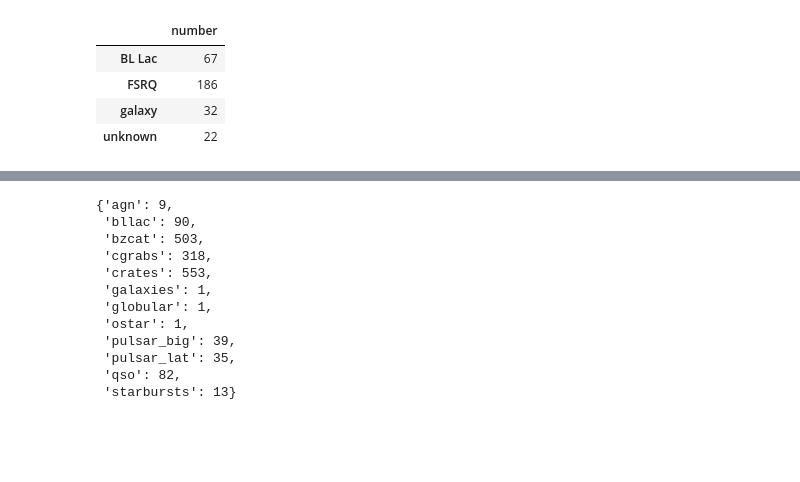
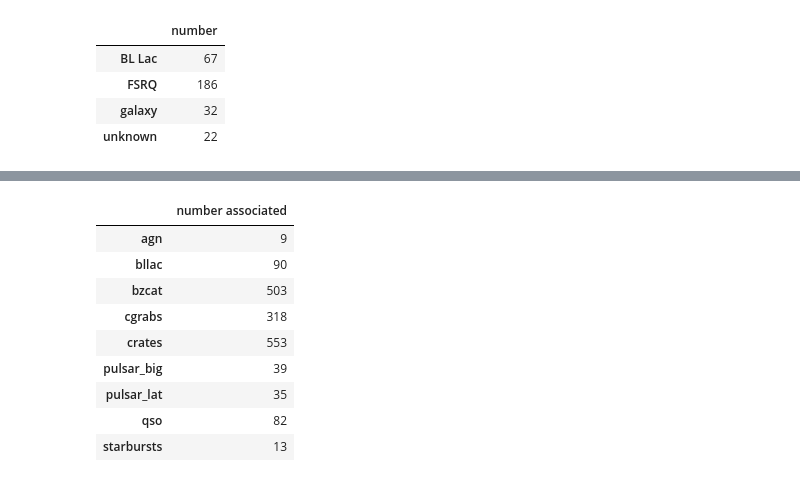
Before and after one commit to tburnett/Fermi-LAT, a Jupyter notebook: transients/BZCAT study.ipynb, the cells around one changed output, grey strips where cells are left out. Drawn from its saved outputs; the diff is of its cells as text; code cells hidden in the pictures; blank space fills up the shorter version.

```diff
--- a/transients/BZCAT study.ipynb
+++ b/transients/BZCAT study.ipynb
@@ -92,25 +106,23 @@ df.ix[df.notin6y & (df.tsmax>10) & (df.months>2)]['ts tsmax months type'.split()
 # %%
 t = []
 for i,mi in enumerate(si.ta.monthinfo):
     t.append(mi.df[(mi.df.transient) & (mi.df.aprob>0.8)&(mi.df.locqual<8)
                   & (np.abs(mi.df.glat)>10) &(mi.df.ts>10)])
 tdf =pd.concat(t)
 cats =set(tdf.acat)
+ncat = dict()
+for cat in cats:
+    n = sum(tdf.acat==cat)
+    if n>2: ncat[cat] = n
+pd.DataFrame(ncat, index=['number associated']).T
+# %% [output]
+|  | number associated |
+| agn | 9 |
+| bllac | 90 |
+| bzcat | 503 |
+| cgrabs | 318 |
+| crates | 553 |
+| pulsar_big | 39 |
+| pulsar_lat | 35 |
+| qso | 82 |
+| starbursts | 13 |
-# %%
-ncat = dict()
-for cat in cats:
-    ncat[cat] = sum(tdf.acat==cat)
-ncat
-# %% [output]
-{'agn': 9,
- 'bllac': 90,
- 'bzcat': 503,
- 'cgrabs': 318,
- 'crates': 553,
- 'galaxies': 1,
- 'globular': 1,
- 'ostar': 1,
- 'pulsar_big': 39,
- 'pulsar_lat': 35,
- 'qso': 82,
- 'starbursts': 13}
```
Also changed, not shown: parts of 20 cells of this notebook, 1 other file.
